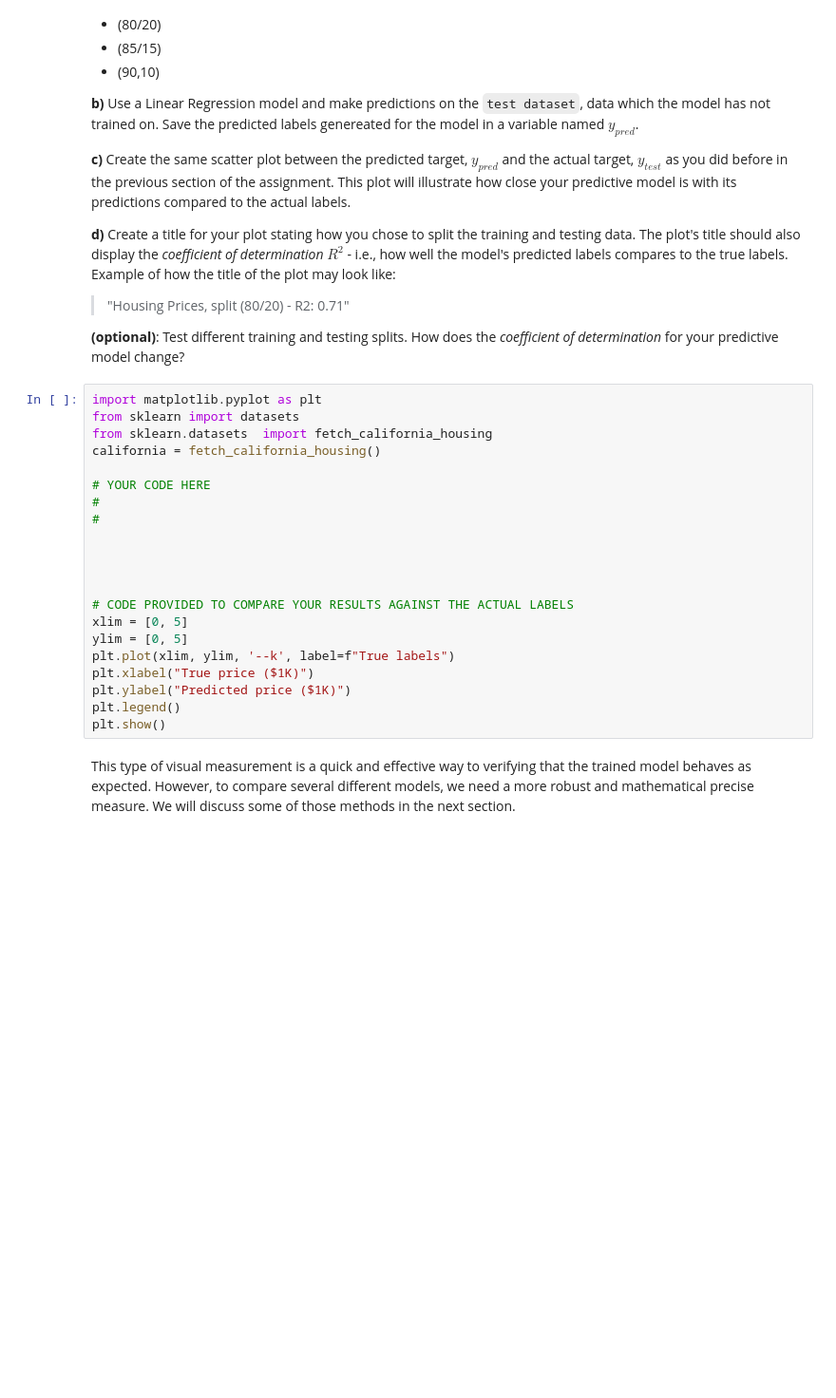
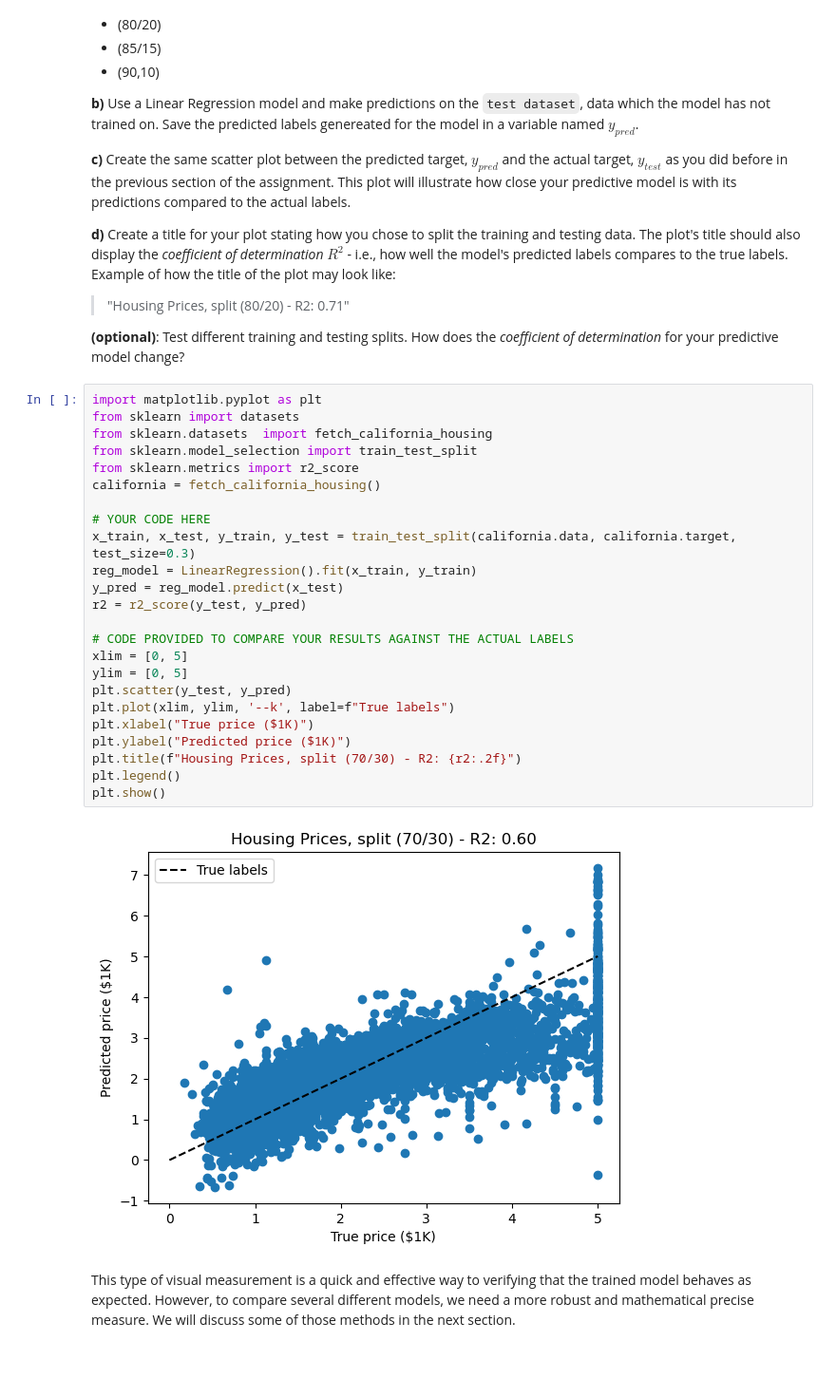
Before and after one commit to pamu8520/ml-1dl034-public-assignments, a Jupyter notebook: Assignments/Practical/PracticalNotebook3.ipynb, the cells around one changed output. Shown: that part at 95% size. Saved outputs shown, nothing was run; the diff lists cells and outputs as text; blank space fills up the shorter version.

```diff
--- a/Assignments/Practical/PracticalNotebook3.ipynb
+++ b/Assignments/Practical/PracticalNotebook3.ipynb
@@ -173,24 +174,29 @@ Example of how the title of the plot may look like:
 # %%
 import matplotlib.pyplot as plt
 from sklearn import datasets
 from sklearn.datasets  import fetch_california_housing
+from sklearn.model_selection import train_test_split
+from sklearn.metrics import r2_score
 california = fetch_california_housing()
 
 # YOUR CODE HERE
-#
-#
-
-
-
+x_train, x_test, y_train, y_test = train_test_split(california.data, california.target, test_size=0.3)
+reg_model = LinearRegression().fit(x_train, y_train)
+y_pred = reg_model.predict(x_test)
+r2 = r2_score(y_test, y_pred)
 
 # CODE PROVIDED TO COMPARE YOUR RESULTS AGAINST THE ACTUAL LABELS
 xlim = [0, 5]
 ylim = [0, 5]
+plt.scatter(y_test, y_pred)
 plt.plot(xlim, ylim, '--k', label=f"True labels")
 plt.xlabel("True price ($1K)")
 plt.ylabel("Predicted price ($1K)")
+plt.title(f"Housing Prices, split (70/30) - R2: {r2:.2f}")
 plt.legend()
 plt.show()
+# %% [output]
+[figure, added]
 # %% [markdown]
 This type of visual measurement is a quick and effective way to verifying that the trained model behaves as expected. However, to compare several different models, we need a more robust and mathematical precise measure. We will discuss some of those methods in the next section.
 
```
Also changed, not shown: parts of 11 cells of this notebook.
